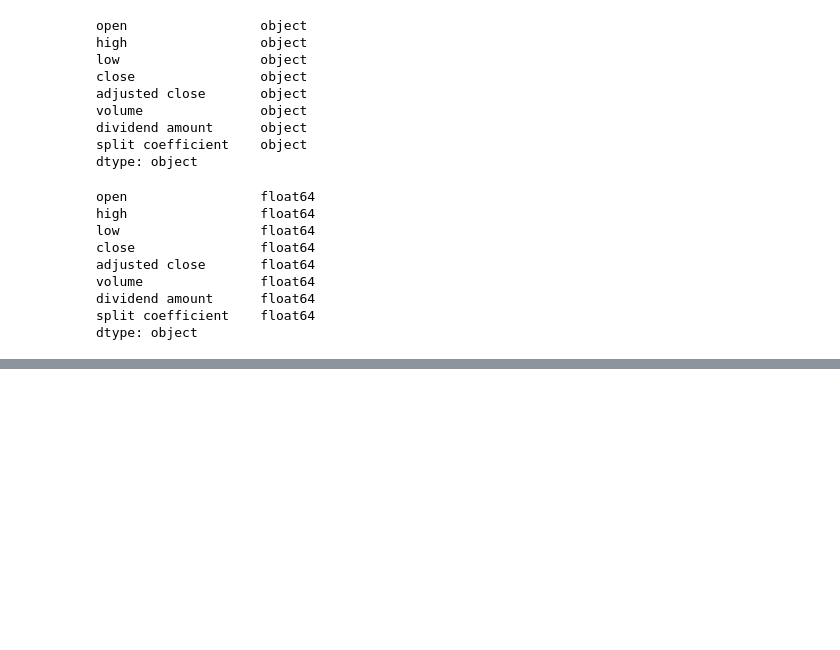
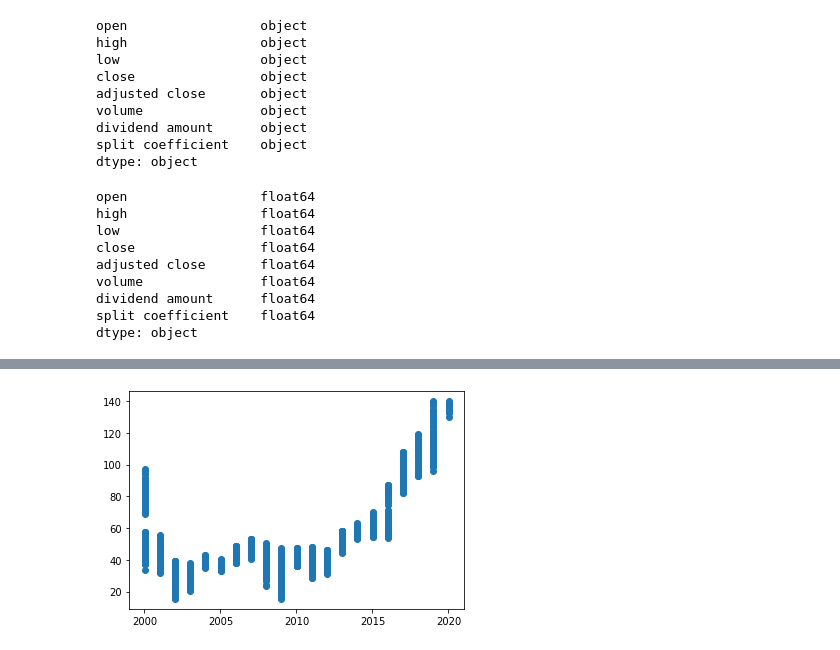
Before and after one commit to SeanCi/Capstone, a Jupyter notebook: Capstone_Data_Cleaned.ipynb, the cells around one changed output, grey strips where cells are left out. Saved outputs shown, nothing was run; the diff lists cells and outputs as text; code cells hidden in the pictures; blank space fills up the shorter version.

Commit message:
Add files via upload
added graphs

```diff
--- a/Capstone_Data_Cleaned.ipynb
+++ b/Capstone_Data_Cleaned.ipynb
@@ -103,0 +106,11 @@ df.describe()
+# %%
+# daily opening prices
+
+fig, ax = plt.subplots()
+
+ax.scatter(pd.to_datetime(df.index).year, df.open.values)
+start, end = ax.get_xlim()
+ax.xaxis.set_ticks(np.arange(start+1, end, 5))
+plt.show()
+# %% [output]
+[figure, added]
```
Also changed, not shown: parts of 14 cells of this notebook.
